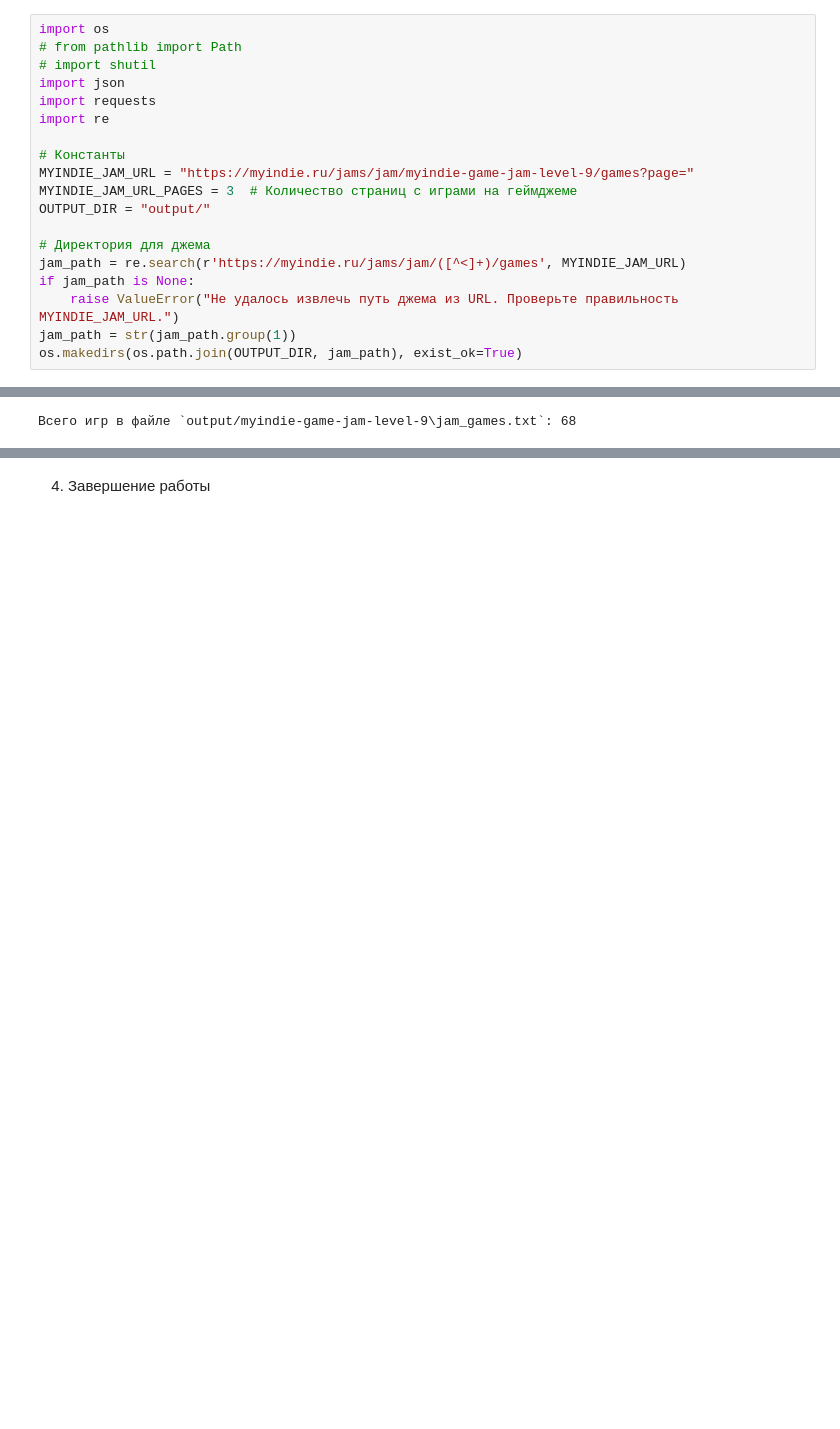
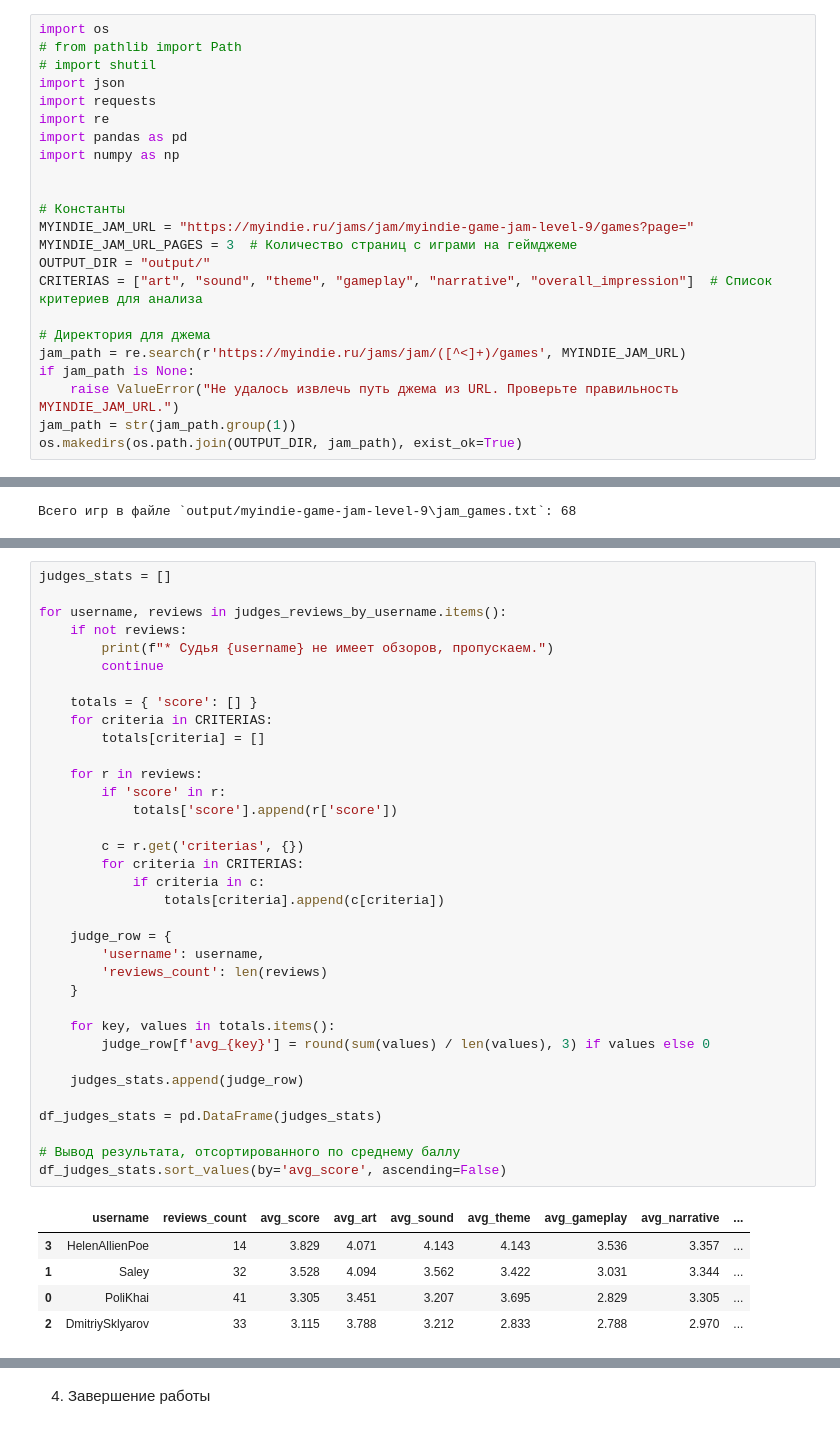
Before and after one commit to unreal79/MyIndie-jam-stats, a Jupyter notebook: MyIndie-jam-stats_1.ipynb, the cells around one changed output, grey strips where cells are left out. Saved outputs shown, nothing was run; the diff lists cells and outputs as text; blank space fills up the shorter version.

```diff
--- a/MyIndie-jam-stats_1.ipynb
+++ b/MyIndie-jam-stats_1.ipynb
@@ -7,11 +7,15 @@ import os
 import json
 import requests
 import re
+import pandas as pd
+import numpy as np
+
 
 # Константы
 MYINDIE_JAM_URL = "https://myindie.ru/jams/jam/myindie-game-jam-level-9/games?page="
 MYINDIE_JAM_URL_PAGES = 3  # Количество страниц с играми на геймджеме
 OUTPUT_DIR = "output/"
+CRITERIAS = ["art", "sound", "theme", "gameplay", "narrative", "overall_impression"]  # Список критериев для анализа
 
 # Директория для джема
 jam_path = re.search(r'https://myindie.ru/jams/jam/([^<]+)/games', MYINDIE_JAM_URL)
@@ -219,0 +261,41 @@ print(f"Всего судейских отзывов на джеме: {len(all_j
+# %%
+judges_stats = []
+
+for username, reviews in judges_reviews_by_username.items():
+    if not reviews:
+        print(f"* Судья {username} не имеет обзоров, пропускаем.")
+        continue
+
+    totals = { 'score': [] }
+    for criteria in CRITERIAS:
+        totals[criteria] = []
+
+    for r in reviews:
+        if 'score' in r:
+            totals['score'].append(r['score'])
+
+        c = r.get('criterias', {})
+        for criteria in CRITERIAS:
+            if criteria in c:
+                totals[criteria].append(c[criteria])
+
+    judge_row = {
+        'username': username,
+        'reviews_count': len(reviews)
+    }
+
+    for key, values in totals.items():
+        judge_row[f'avg_{key}'] = round(sum(values) / len(values), 3) if values else 0
+
+    judges_stats.append(judge_row)
+
+df_judges_stats = pd.DataFrame(judges_stats)
+
+# Вывод результата, отсортированного по среднему баллу
+df_judges_stats.sort_values(by='avg_score', ascending=False)
+# %% [output]
+|  | username | reviews_count | avg_score | avg_art | avg_sound | avg_theme | avg_gameplay | avg_narrative | ... |
+| 3 | HelenAllienPoe | 14 | 3.829 | 4.071 | 4.143 | 4.143 | 3.536 | 3.357 | ... |
+| 1 | Saley | 32 | 3.528 | 4.094 | 3.562 | 3.422 | 3.031 | 3.344 | ... |
+| 0 | PoliKhai | 41 | 3.305 | 3.451 | 3.207 | 3.695 | 2.829 | 3.305 | ... |
+| 2 | DmitriySklyarov | 33 | 3.115 | 3.788 | 3.212 | 2.833 | 2.788 | 2.970 | ... |
```
Also changed, not shown: parts of 11 cells of this notebook.
